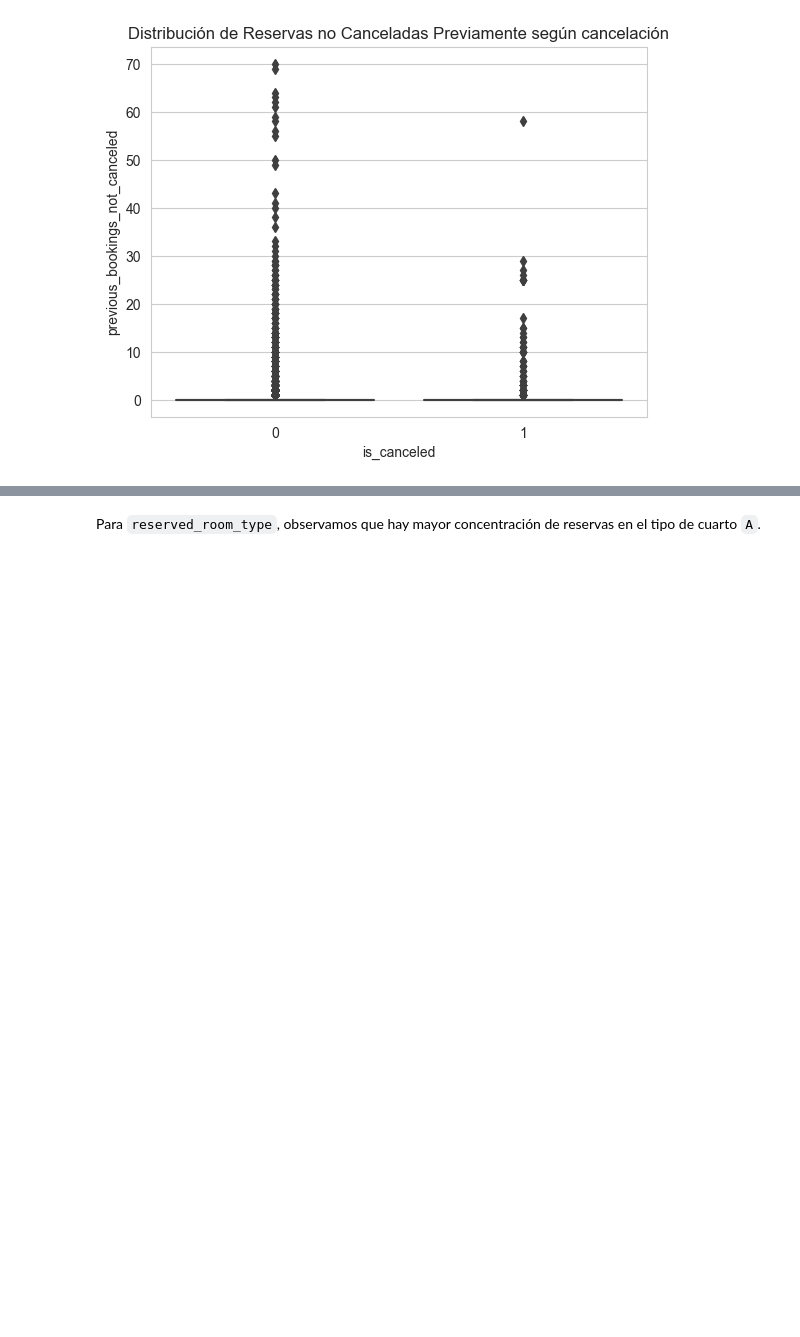
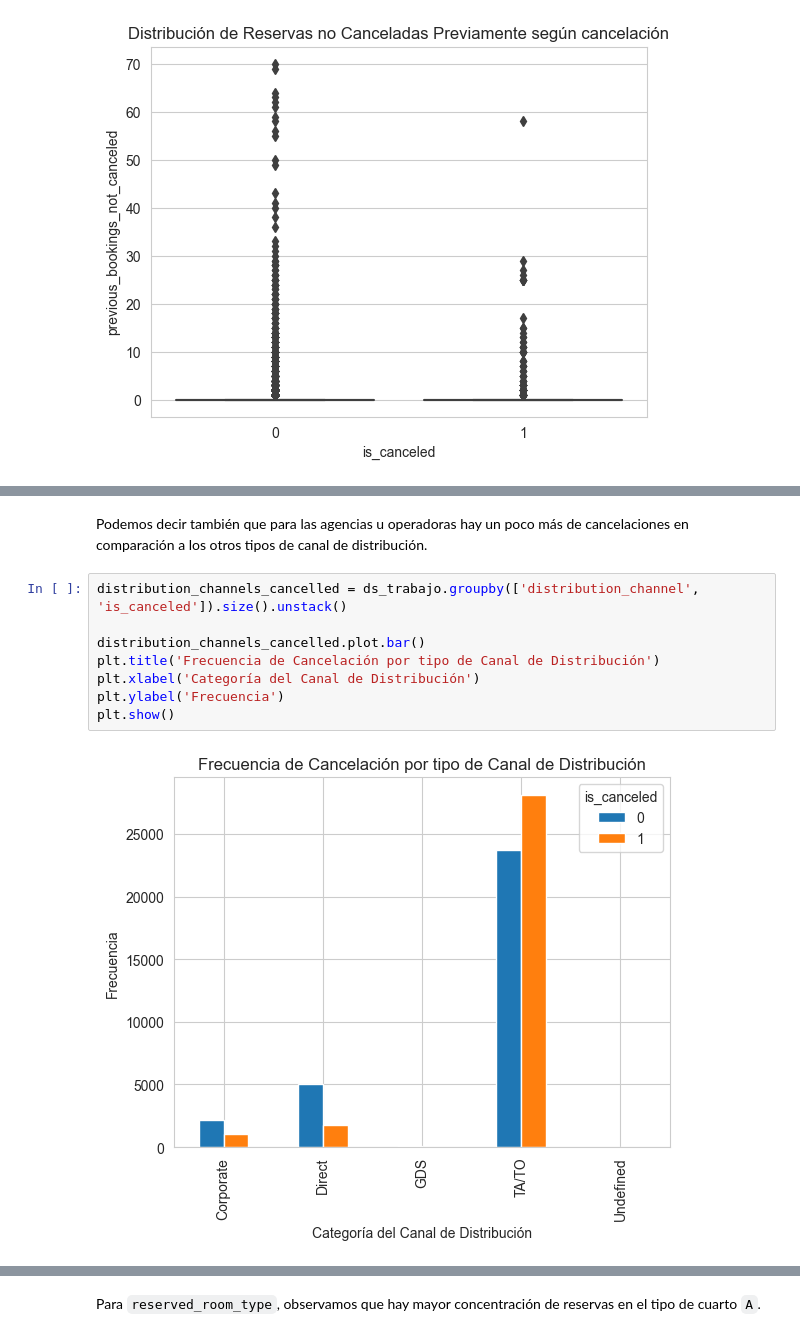
Before and after one commit to mrinkspot/Data-Science-and-Machine-Learning-Projects, a Jupyter notebook: notebook_tp.ipynb, the cells around one changed output, grey strips where cells are left out. Saved outputs shown, nothing was run; the diff lists cells and outputs as text; blank space fills up the shorter version.

```diff
--- a/notebook_tp.ipynb
+++ b/notebook_tp.ipynb
@@ -881,0 +899,12 @@ plt.show()
+# %% [markdown]
+Podemos decir también que para las agencias u operadoras hay un poco más de cancelaciones en comparación a los otros tipos de canal de distribución.
+# %%
+distribution_channels_cancelled = ds_trabajo.groupby(['distribution_channel', 'is_canceled']).size().unstack()
+
+distribution_channels_cancelled.plot.bar()
+plt.title('Frecuencia de Cancelación por tipo de Canal de Distribución')
+plt.xlabel('Categoría del Canal de Distribución')
+plt.ylabel('Frecuencia')
+plt.show()
+# %% [output]
+[figure, added]
```
Also changed, not shown: parts of 6 cells of this notebook.
